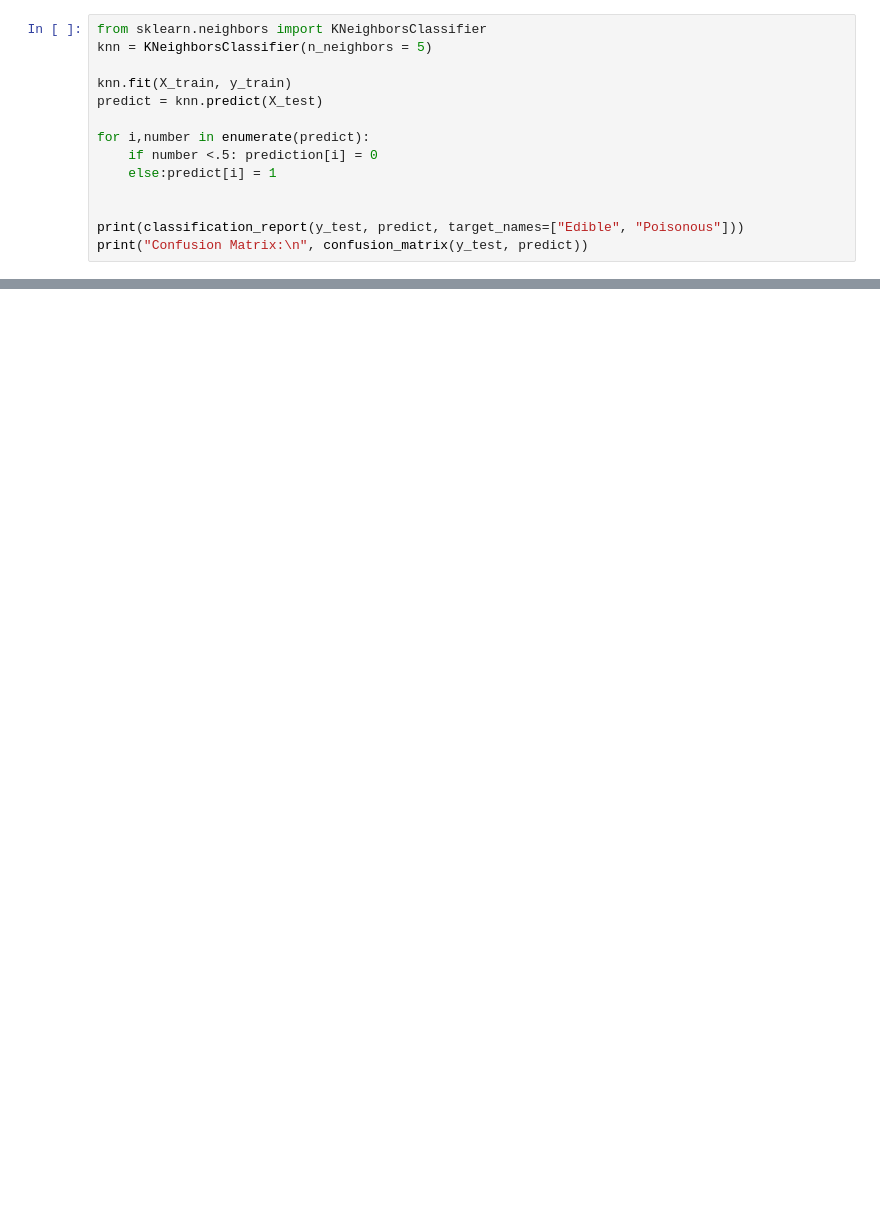
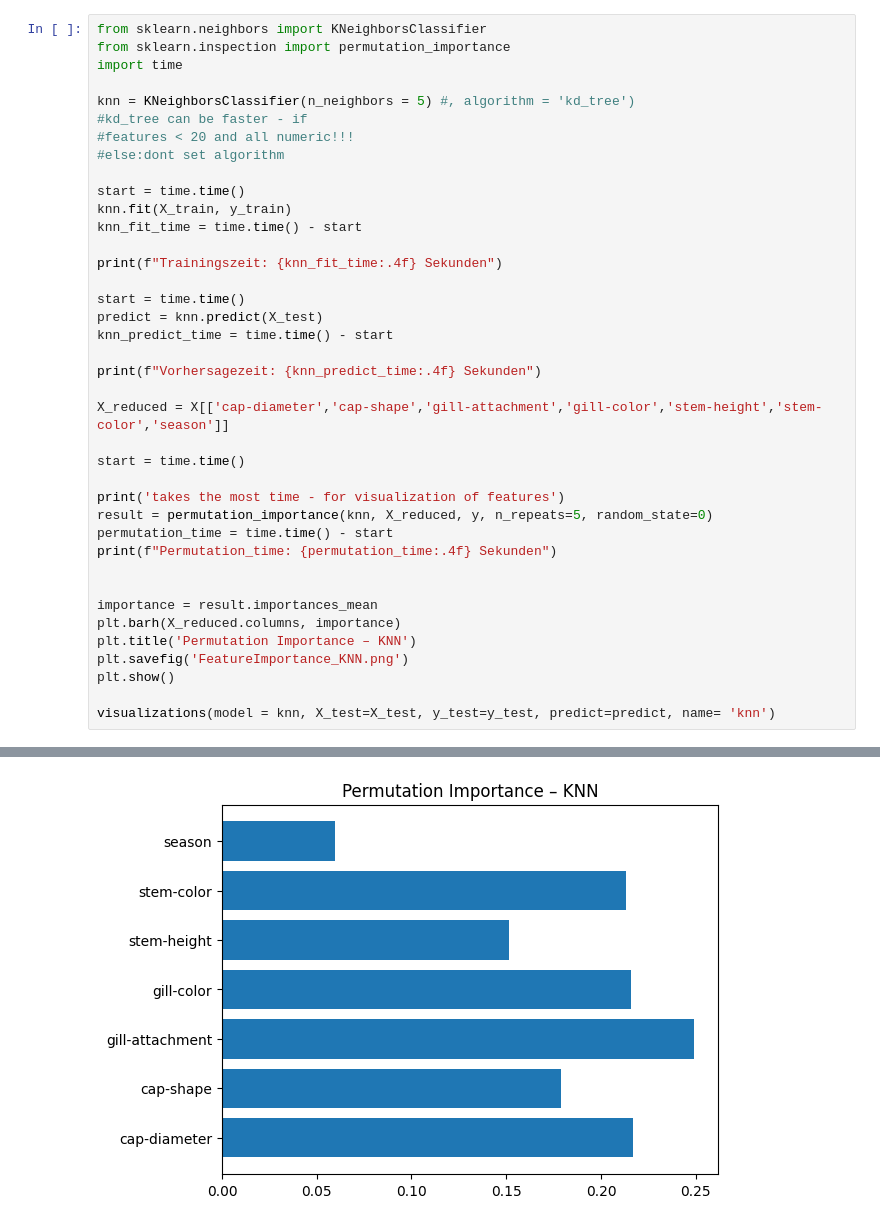
Before and after one commit to vangenent/Mushroom_Classification_with_3_Models, a Jupyter notebook: classification_mushroom.ipynb, the cells around one changed output, grey strips where cells are left out. Saved outputs shown, nothing was run; the diff lists cells and outputs as text; blank space fills up the shorter version.

```diff
--- a/classification_mushroom.ipynb
+++ b/classification_mushroom.ipynb
@@ -74,15 +181,40 @@ Confusion Matrix:
 # %%
 from sklearn.neighbors import KNeighborsClassifier
-knn = KNeighborsClassifier(n_neighbors = 5)
+from sklearn.inspection import permutation_importance
+import time
 
+knn = KNeighborsClassifier(n_neighbors = 5) #, algorithm = 'kd_tree')
+#kd_tree can be faster - if
+#features < 20 and all numeric!!!
+#else:dont set algorithm
+
+start = time.time()
 knn.fit(X_train, y_train)
+knn_fit_time = time.time() - start
+
+print(f"Trainingszeit: {knn_fit_time:.4f} Sekunden")
+
+start = time.time()
 predict = knn.predict(X_test)
+knn_predict_time = time.time() - start
 
-for i,number in enumerate(predict):
-    if number <.5: prediction[i] = 0
-    else:predict[i] = 1
+print(f"Vorhersagezeit: {knn_predict_time:.4f} Sekunden")
+
+X_reduced = X[['cap-diameter','cap-shape','gill-attachment','gill-color','stem-height','stem-color','season']]
+
+start = time.time()
+
+print('takes the most time - for visualization of features')
+result = permutation_importance(knn, X_reduced, y, n_repeats=5, random_state=0)
+permutation_time = time.time() - start
+print(f"Permutation_time: {permutation_time:.4f} Sekunden")
 
 
-print(classification_report(y_test, predict, target_names=["Edible", "Poisonous"]))
-print("Confusion Matrix:\n", confusion_matrix(y_test, predict))
+importance = result.importances_mean
+plt.barh(X_reduced.columns, importance)
+plt.title('Permutation Importance – KNN')
+plt.savefig('FeatureImportance_KNN.png')
+plt.show()
+
+visualizations(model = knn, X_test=X_test, y_test=y_test, predict=predict, name= 'knn')
 # %% [output]
@@ -100,0 +225 @@ Confusion Matrix:
+[figure, added]
```
Also changed, not shown: parts of 17 cells of this notebook, 3 other files.
